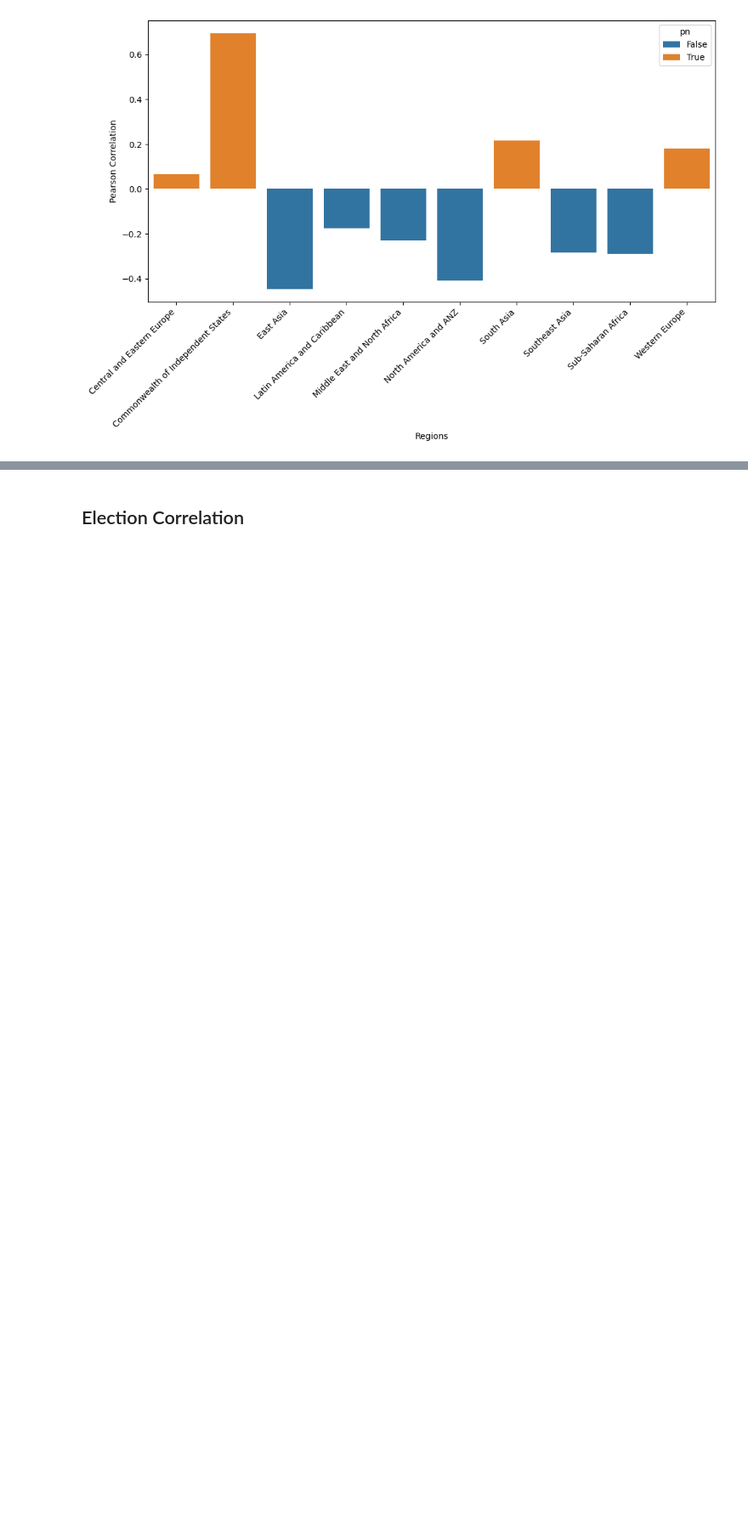
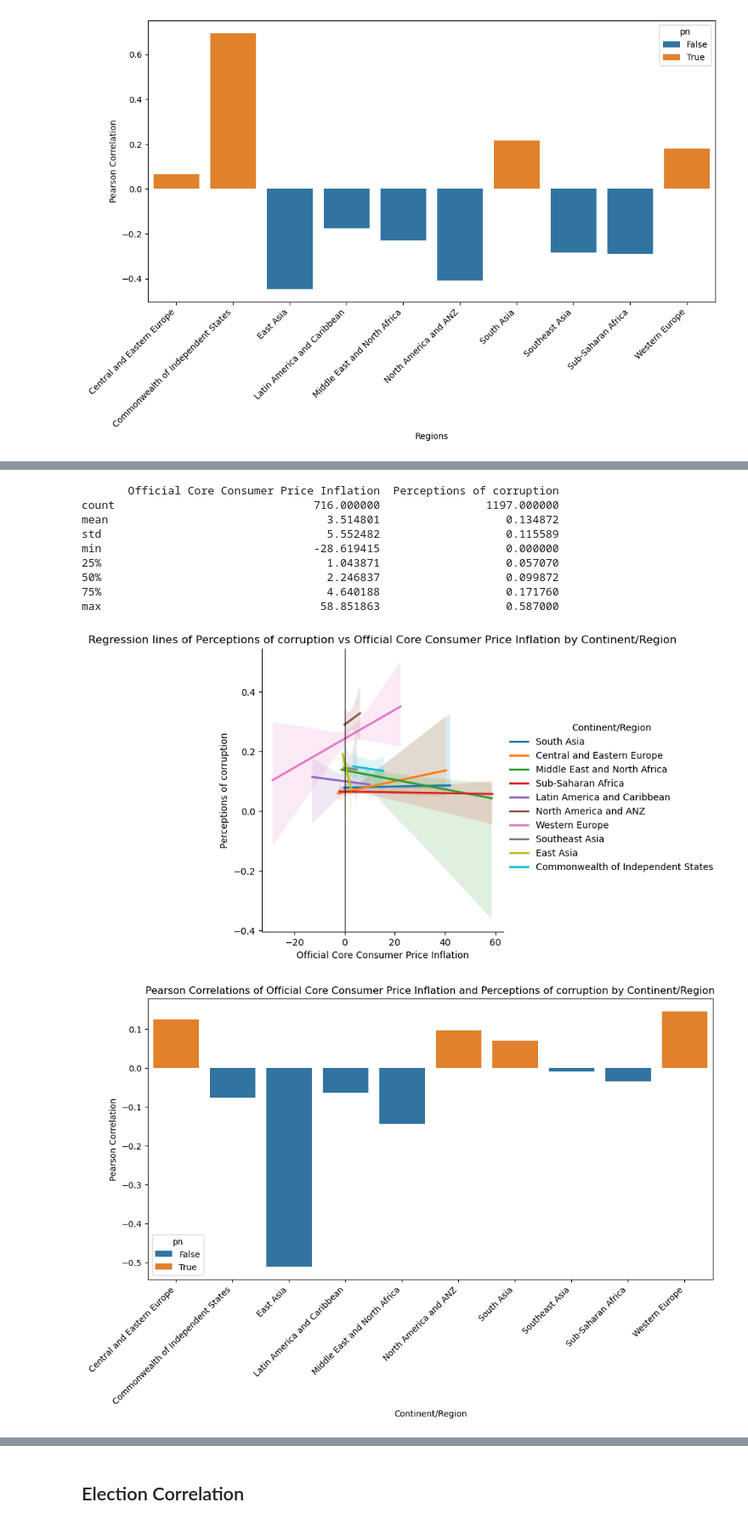
Before and after one commit to cmgboji/PSY371F-Final-Project, a Jupyter notebook: PSY 371F - Notebook.ipynb, the cells around one changed output, grey strips where cells are left out. Shown at 85% size. Cells and saved outputs as stored; diff of their text form; code cells hidden in the pictures; blank space fills up the shorter version.

Commit message:
created a function and applied correlation analysis to other inflation rates just to see

```diff
--- a/PSY 371F - Notebook.ipynb
+++ b/PSY 371F - Notebook.ipynb
@@ -200,0 +217,44 @@ plt.xticks(rotation=45, ha='right')
+# %%
+import pandas as pd
+import seaborn as sns
+import matplotlib.pyplot as plt
+
+def corrAnalysis(data, region, inflationType, score):
+    print(data[[inflationType, score]].describe())
+
+    correlations = []
+    regions = []
+    for r, g in data.groupby(region):
+        regions.append(r)
+        corr = g[[inflationType, score]].corr().iloc[0, 1]
+        correlations.append(corr)
+
+    corrDf = pd.DataFrame({region: regions, 'Pearson Correlation': correlations})
+    corrDf['pn'] = corrDf['Pearson Correlation'] > 0
+
+    sns.lmplot(data=data, x=inflationType, y=score, hue=region, scatter=None)
+    plt.axvline(x=0, color='black', linewidth=0.8)
+    plt.title(f"Regression lines of {score} vs {inflationType} by {region}")
+    plt.show()
+
+    plt.figure(figsize=(12, 6))
+    sns.barplot(data=corrDf, x=region, y='Pearson Correlation', hue='pn')
+    plt.xticks(rotation=45, ha='right')
+    plt.title(f"Pearson Correlations of {inflationType} and {score} by {region}")
+    plt.show()
+
+    return corrDf
+
+corrDfcorruption = corrAnalysis(core_i, 'Continent/Region', 'Official Core Consumer Price Inflation', 'Perceptions of corruption')
+# %% [output]
+       Official Core Consumer Price Inflation  Perceptions of corruption
+count                              716.000000                1197.000000
+mean                                 3.514801                   0.134872
+std                                  5.552482                   0.115589
+min                                -28.619415                   0.000000
+25%                                  1.043871                   0.057070
+50%                                  2.246837                   0.099872
+75%                                  4.640188                   0.171760
+max                                 58.851863                   0.587000
+[figure, added]
+[figure, added]
```
Also changed, not shown: parts of 3 cells of this notebook.
